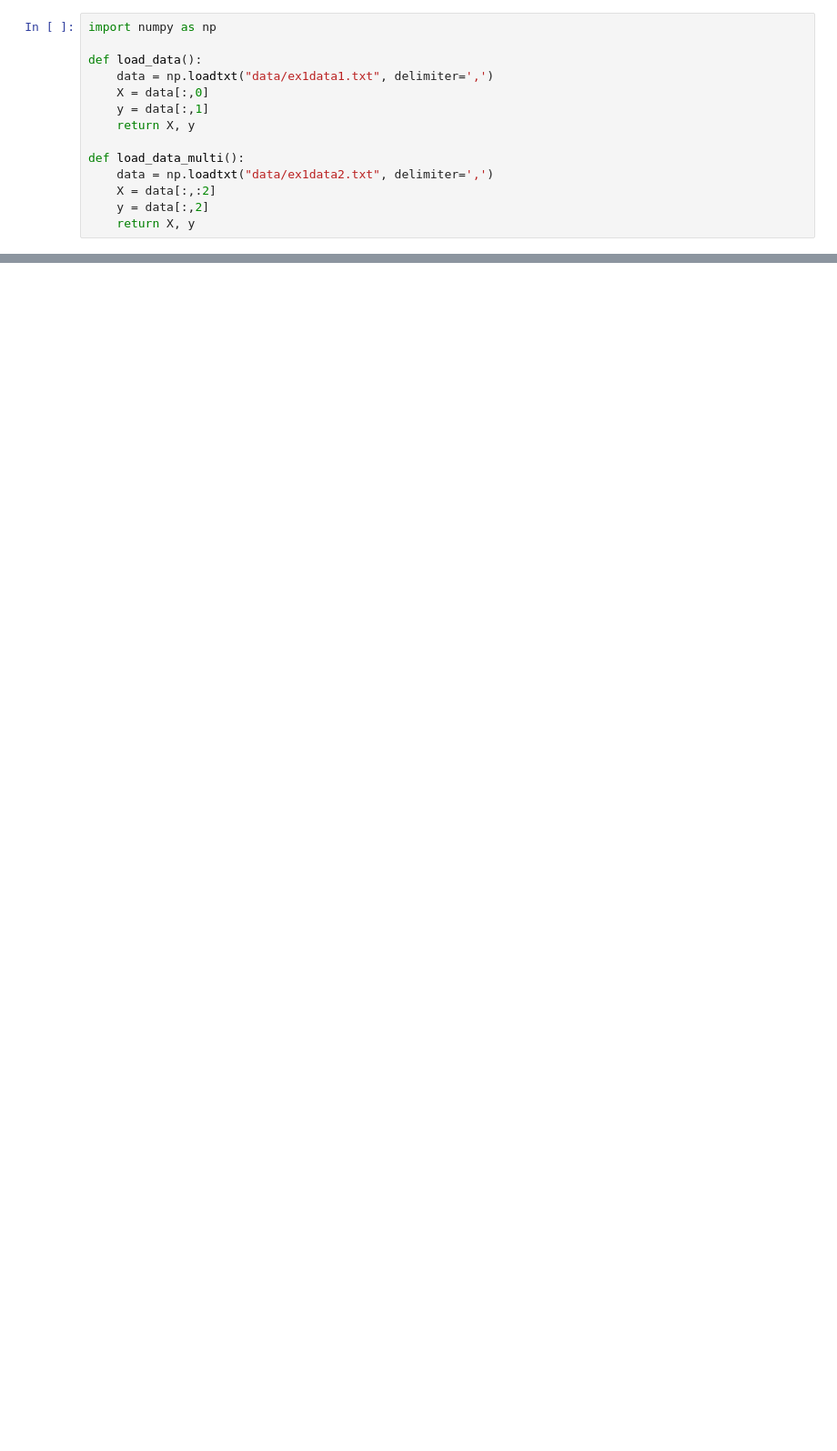
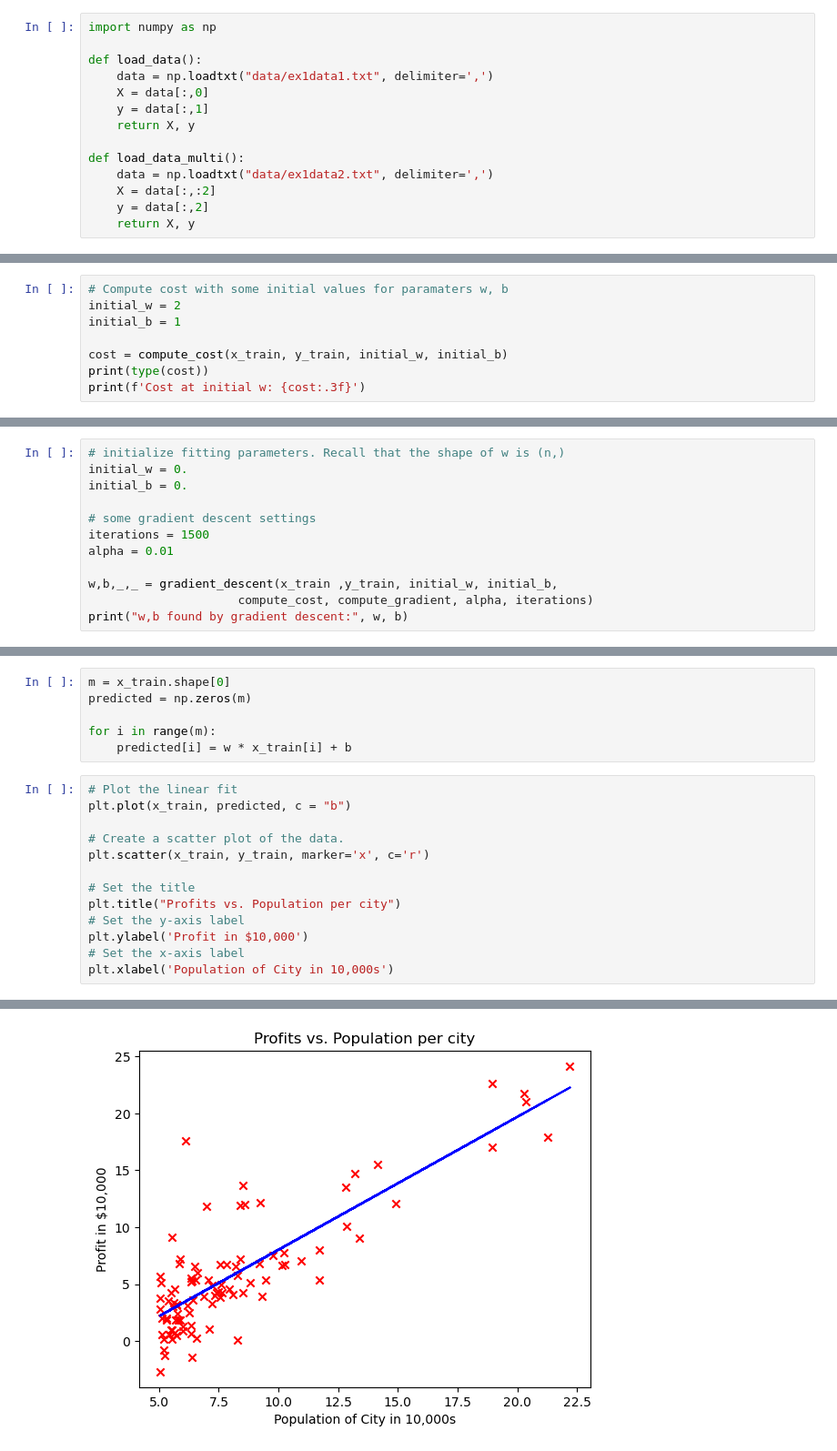
Before and after one commit to vegansquirrel/Machine_learning_projects, a Jupyter notebook: pop_proj_1.ipynb, the cells around one changed output, grey strips where cells are left out. Shown: that part at 91% size. Drawn from its saved outputs; the diff is of its cells as text; blank space fills up the shorter version.

```diff
--- a/pop_proj_1.ipynb
+++ b/pop_proj_1.ipynb
@@ -60,0 +103,8 @@ plt.show()
+# %%
+# Compute cost with some initial values for paramaters w, b
+initial_w = 2
+initial_b = 1
+
+cost = compute_cost(x_train, y_train, initial_w, initial_b)
+print(type(cost))
+print(f'Cost at initial w: {cost:.3f}')
@@ -60,0 +188,12 @@ plt.show()
+# %%
+# initialize fitting parameters. Recall that the shape of w is (n,)
+initial_w = 0.
+initial_b = 0.
+
+# some gradient descent settings
+iterations = 1500
+alpha = 0.01
+
+w,b,_,_ = gradient_descent(x_train ,y_train, initial_w, initial_b,
+                     compute_cost, compute_gradient, alpha, iterations)
+print("w,b found by gradient descent:", w, b)
@@ -60,0 +212,20 @@ plt.show()
+# %%
+m = x_train.shape[0]
+predicted = np.zeros(m)
+
+for i in range(m):
+    predicted[i] = w * x_train[i] + b
+# %%
+# Plot the linear fit
+plt.plot(x_train, predicted, c = "b")
+
+# Create a scatter plot of the data.
+plt.scatter(x_train, y_train, marker='x', c='r')
+
+# Set the title
+plt.title("Profits vs. Population per city")
+# Set the y-axis label
+plt.ylabel('Profit in $10,000')
+# Set the x-axis label
+plt.xlabel('Population of City in 10,000s')
+# %% [output]
@@ -60,0 +233 @@ plt.show()
+[figure, added]
```
Also changed, not shown: parts of 13 cells of this notebook.
